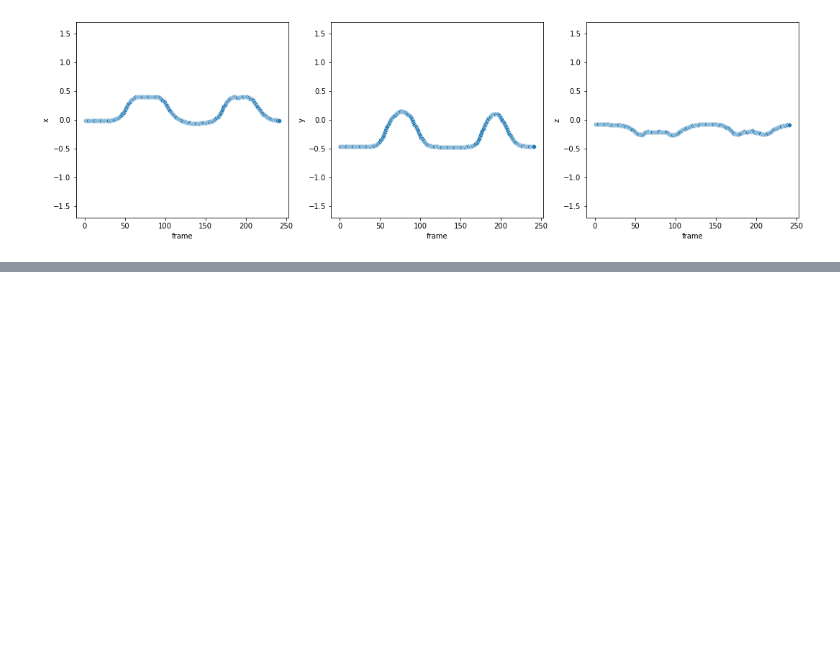
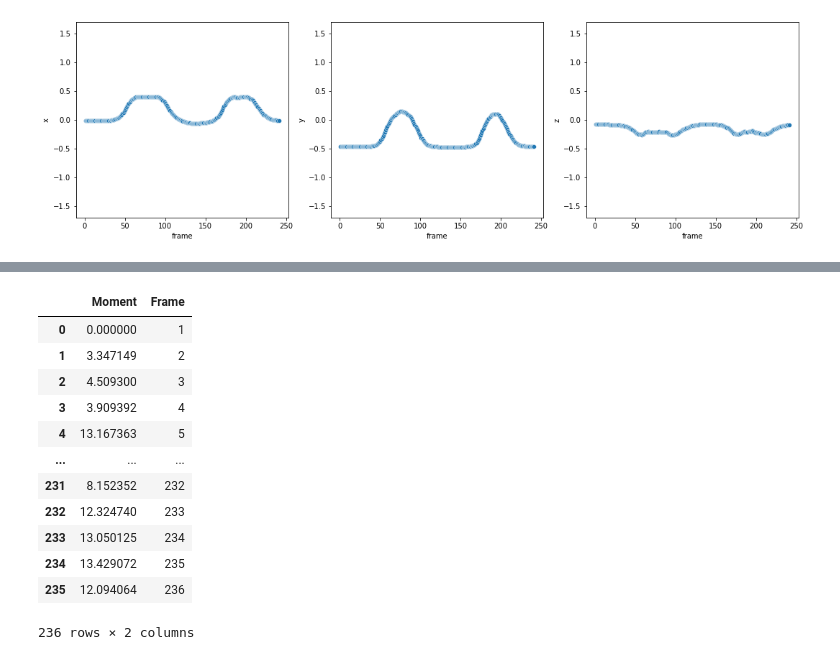
Before and after one commit to Albertlor/URECA, a Jupyter notebook: VideoPose3D/PoseEstimation/database/csv_data/Individual_1/body_part_1.ipynb, the cells around one changed output, grey strips where cells are left out. Cells and saved outputs as stored; diff of their text form; code cells hidden in the pictures; blank space fills up the shorter version.

```diff
--- a/VideoPose3D/PoseEstimation/database/csv_data/Individual_1/body_part_1.ipynb
+++ b/VideoPose3D/PoseEstimation/database/csv_data/Individual_1/body_part_1.ipynb
@@ -147,0 +204,18 @@ for col in cols:
+# %%
+df1_T.index = frame1_col.index
+new_df1 = pd.concat([df1_T, frame1_col], axis=1)
+new_df1
+# %% [output]
+|  | Moment | Frame |
+| 0 | 0.000000 | 1 |
+| 1 | 3.347149 | 2 |
+| 2 | 4.509300 | 3 |
+| 3 | 3.909392 | 4 |
+| 4 | 13.167363 | 5 |
+| ... | ... | ... |
+| 231 | 8.152352 | 232 |
+| 232 | 12.324740 | 233 |
+| 233 | 13.050125 | 234 |
+| 234 | 13.429072 | 235 |
+| 235 | 12.094064 | 236 |
+236 rows × 2 columns
```
Also changed, not shown: parts of 4 cells of this notebook, 5 other files.
